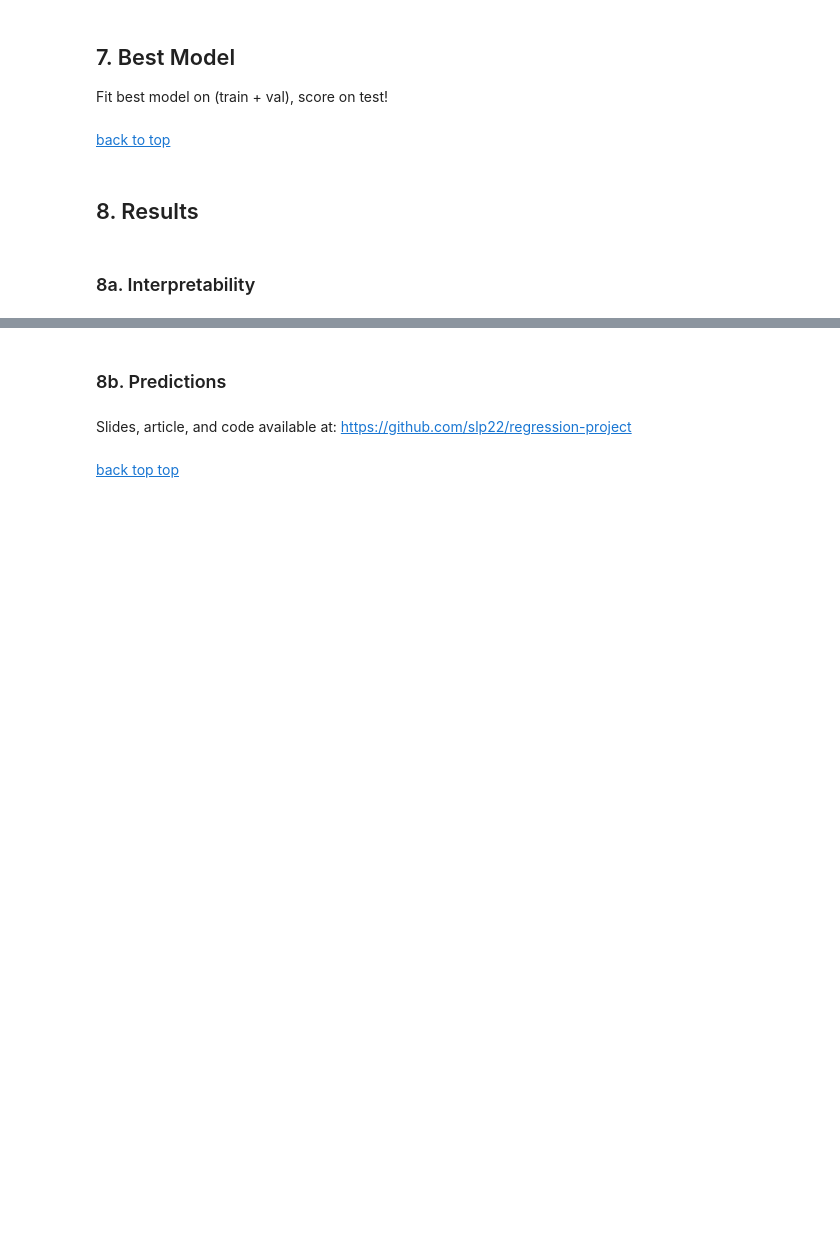
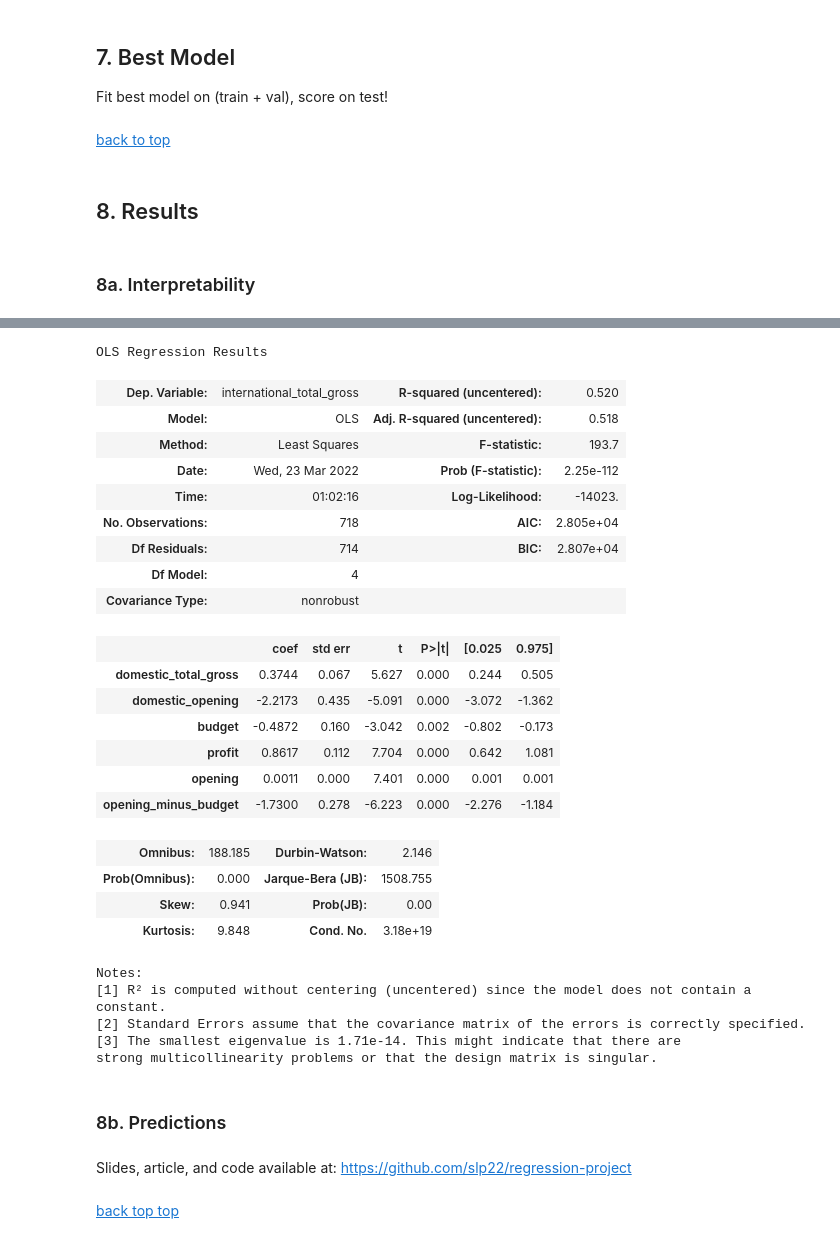
Before and after one commit to slp22/regression-project, a Jupyter notebook: adaptation_movies_regression.ipynb, the cells around one changed output, grey strips where cells are left out. Saved outputs shown, nothing was run; the diff lists cells and outputs as text; code cells hidden in the pictures; blank space fills up the shorter version.

```diff
--- a/adaptation_movies_regression.ipynb
+++ b/adaptation_movies_regression.ipynb
@@ -501,0 +468,25 @@ list(zip(X2_train.columns, lasso_model_feat.coef_))
+# %%
+# separate target, drop some features
+y3 = movie_df['international_total_gross']
+X3 = movie_df.loc[:,['domestic_total_gross',
+#                        'rank',
+#                        'max_theaters',
+#                        'opening_theathers',
+                       'domestic_opening',
+                       'budget',
+#                        'release_date',
+#                        'runtime',
+#                        'rating_PG',
+#                        'rating_PG13',
+#                        'rating_R',
+#                        'distributor_Paramount Pictures',
+#                        'distributor_Sony Pictures Entertainment (SPE)',
+#                        'distributor_Twentieth Century Fox',
+#                        'distributor_Universal Pictures',
+#                        'distributor_Walt Disney Studios Motion Pictures',
+#                        'distributor_Warner Bros.',
+#                        'distributor_other',
+#                        'log_domestic_total_gross',
+                       'profit',
+                       'opening',
+                       'opening_minus_budget']]
@@ -610,4 +600,36 @@ Notes:
 strong multicollinearity problems or that the design matrix is singular.
+# %%
+# lin_reg3 has worse adjusted R^2 compared to lin_reg2, despite removing features based on p-values
+lin_reg3 = sm.OLS(y3, X3)
+fit3 = lin_reg3.fit()
+fit3.summary()
+# %% [output]
+OLS Regression Results
+| Dep. Variable: | international_total_gross | R-squared (uncentered): | 0.520 |
+| Model: | OLS | Adj. R-squared (uncentered): | 0.518 |
+| Method: | Least Squares | F-statistic: | 193.7 |
+| Date: | Wed, 23 Mar 2022 | Prob (F-statistic): | 2.25e-112 |
+| Time: | 01:02:16 | Log-Likelihood: | -14023. |
+| No. Observations: | 718 | AIC: | 2.805e+04 |
+| Df Residuals: | 714 | BIC: | 2.807e+04 |
+| Df Model: | 4 |  |  |
+| Covariance Type: | nonrobust |  |  |
+|  | coef | std err | t | P>|t| | [0.025 | 0.975] |
+| domestic_total_gross | 0.3744 | 0.067 | 5.627 | 0.000 | 0.244 | 0.505 |
+| domestic_opening | -2.2173 | 0.435 | -5.091 | 0.000 | -3.072 | -1.362 |
+| budget | -0.4872 | 0.160 | -3.042 | 0.002 | -0.802 | -0.173 |
+| profit | 0.8617 | 0.112 | 7.704 | 0.000 | 0.642 | 1.081 |
+| opening | 0.0011 | 0.000 | 7.401 | 0.000 | 0.001 | 0.001 |
+| opening_minus_budget | -1.7300 | 0.278 | -6.223 | 0.000 | -2.276 | -1.184 |
+| Omnibus: | 188.185 | Durbin-Watson: | 2.146 |
+| Prob(Omnibus): | 0.000 | Jarque-Bera (JB): | 1508.755 |
+| Skew: | 0.941 | Prob(JB): | 0.00 |
+| Kurtosis: | 9.848 | Cond. No. | 3.18e+19 |
+Notes:
+[1] R² is computed without centering (uncentered) since the model does not contain a constant.
+[2] Standard Errors assume that the covariance matrix of the errors is correctly specified.
+[3] The smallest eigenvalue is 1.71e-14. This might indicate that there are
+strong multicollinearity problems or that the design matrix is singular.
 # %% [markdown]
 ### 8b. Predictions<a id='8b'></a>
 # %%
```
Also changed, not shown: parts of 29 cells of this notebook.
